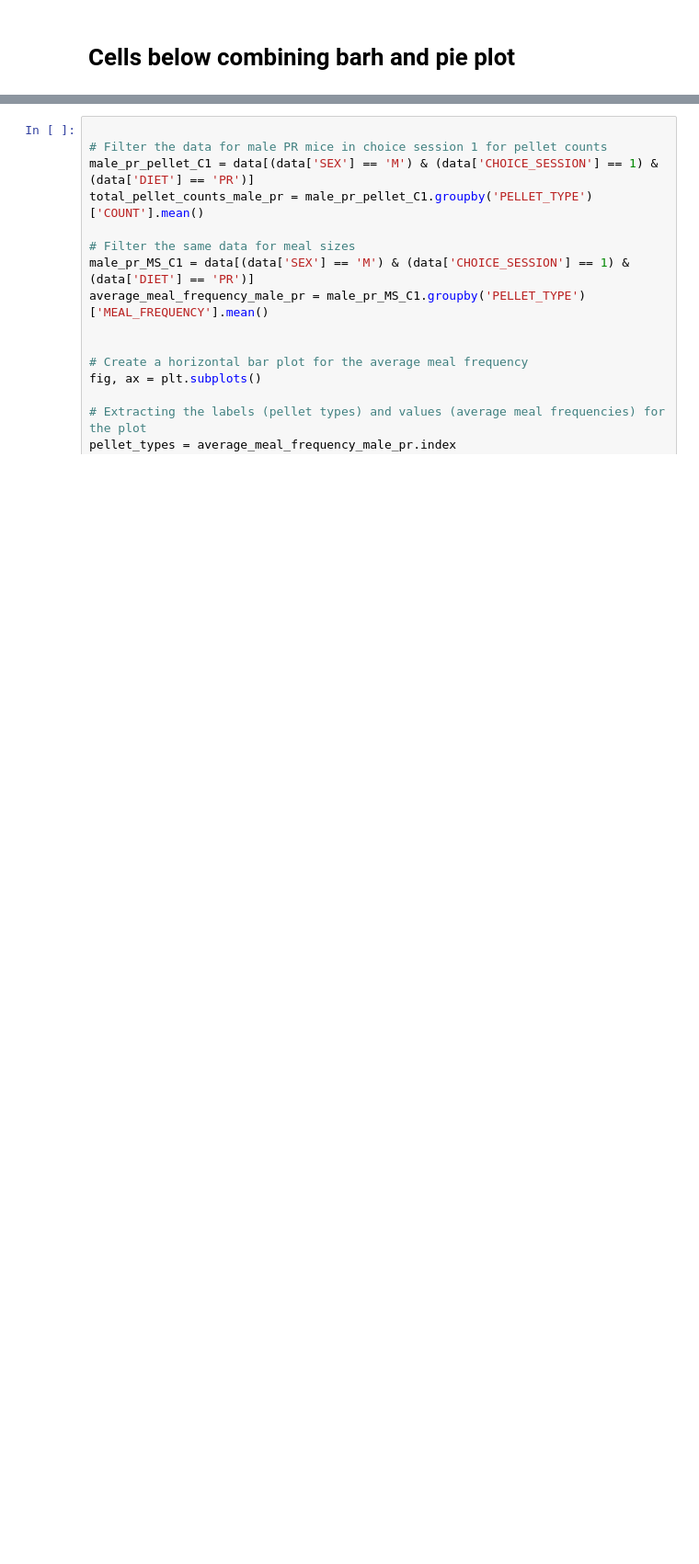
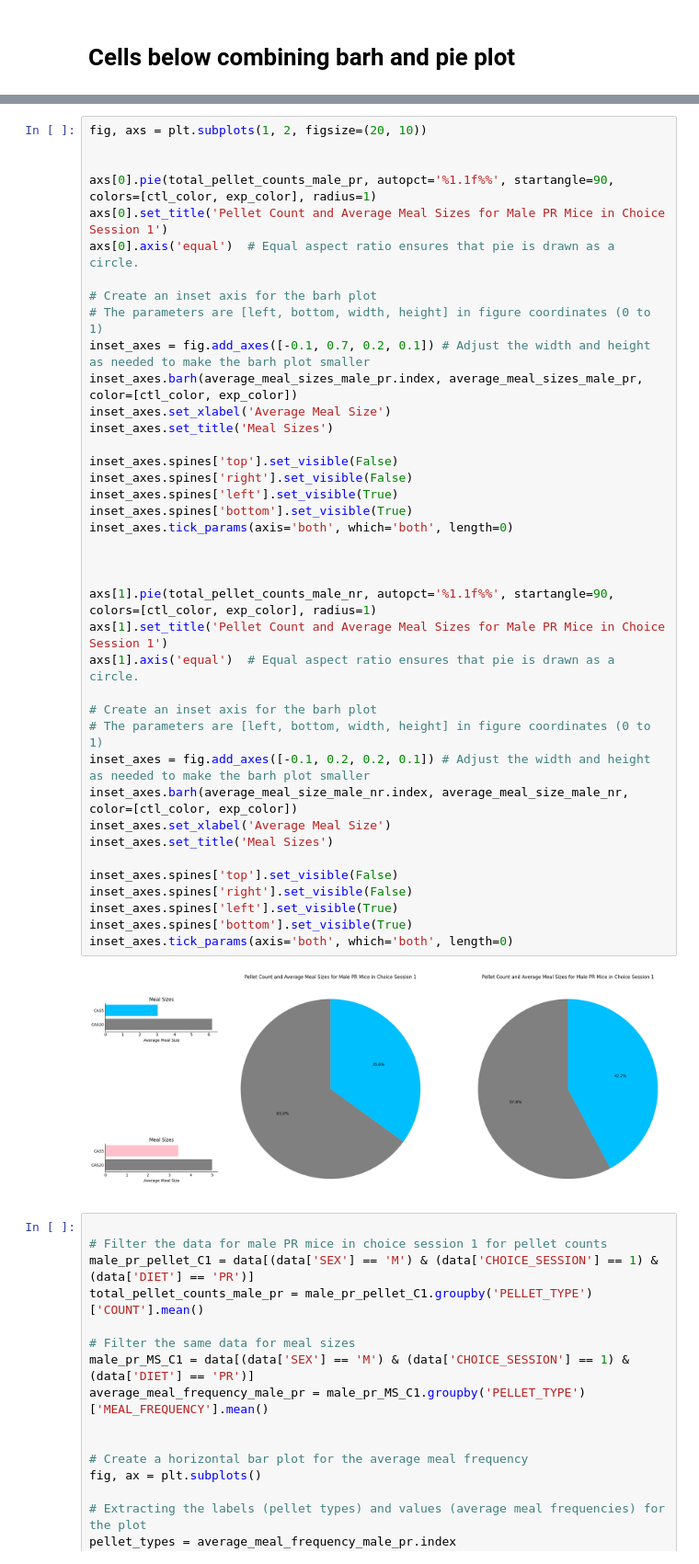
Before and after one commit to Htbibalan/FEDPROFERENCE, a Jupyter notebook: notebooks/FENS_2024_POSTER.ipynb, the cells around one changed output, grey strips where cells are left out. Shown at 92% size. Drawn from its saved outputs; the diff is of its cells as text; blank space fills up the shorter version.

```diff
--- a/notebooks/FENS_2024_POSTER.ipynb
+++ b/notebooks/FENS_2024_POSTER.ipynb
@@ -732,3 +791,44 @@ plt.show()
+# %%
+fig, axs = plt.subplots(1, 2, figsize=(20, 10))
+
+
+axs[0].pie(total_pellet_counts_male_pr, autopct='%1.1f%%', startangle=90, colors=[ctl_color, exp_color], radius=1)
+axs[0].set_title('Pellet Count and Average Meal Sizes for Male PR Mice in Choice Session 1')
+axs[0].axis('equal')  # Equal aspect ratio ensures that pie is drawn as a circle.
+
+# Create an inset axis for the barh plot
+# The parameters are [left, bottom, width, height] in figure coordinates (0 to 1)
+inset_axes = fig.add_axes([-0.1, 0.7, 0.2, 0.1]) # Adjust the width and height as needed to make the barh plot smaller
+inset_axes.barh(average_meal_sizes_male_pr.index, average_meal_sizes_male_pr, color=[ctl_color, exp_color])
+inset_axes.set_xlabel('Average Meal Size')
+inset_axes.set_title('Meal Sizes')
+
+inset_axes.spines['top'].set_visible(False)
+inset_axes.spines['right'].set_visible(False)
+inset_axes.spines['left'].set_visible(True)
+inset_axes.spines['bottom'].set_visible(True)
+inset_axes.tick_params(axis='both', which='both', length=0)
+
+
+
+axs[1].pie(total_pellet_counts_male_nr, autopct='%1.1f%%', startangle=90, colors=[ctl_color, exp_color], radius=1)
+axs[1].set_title('Pellet Count and Average Meal Sizes for Male PR Mice in Choice Session 1')
+axs[1].axis('equal')  # Equal aspect ratio ensures that pie is drawn as a circle.
+
+# Create an inset axis for the barh plot
+# The parameters are [left, bottom, width, height] in figure coordinates (0 to 1)
+inset_axes = fig.add_axes([-0.1, 0.2, 0.2, 0.1]) # Adjust the width and height as needed to make the barh plot smaller
+inset_axes.barh(average_meal_size_male_nr.index, average_meal_size_male_nr, color=[ctl_color, exp_color])
+inset_axes.set_xlabel('Average Meal Size')
+inset_axes.set_title('Meal Sizes')
+
+inset_axes.spines['top'].set_visible(False)
+inset_axes.spines['right'].set_visible(False)
+inset_axes.spines['left'].set_visible(True)
+inset_axes.spines['bottom'].set_visible(True)
+inset_axes.tick_params(axis='both', which='both', length=0)
+# %% [output]
+[figure, added]
 # %%
 
 # Filter the data for male PR mice in choice session 1 for pellet counts
```
Also changed, not shown: parts of 6 cells of this notebook.
